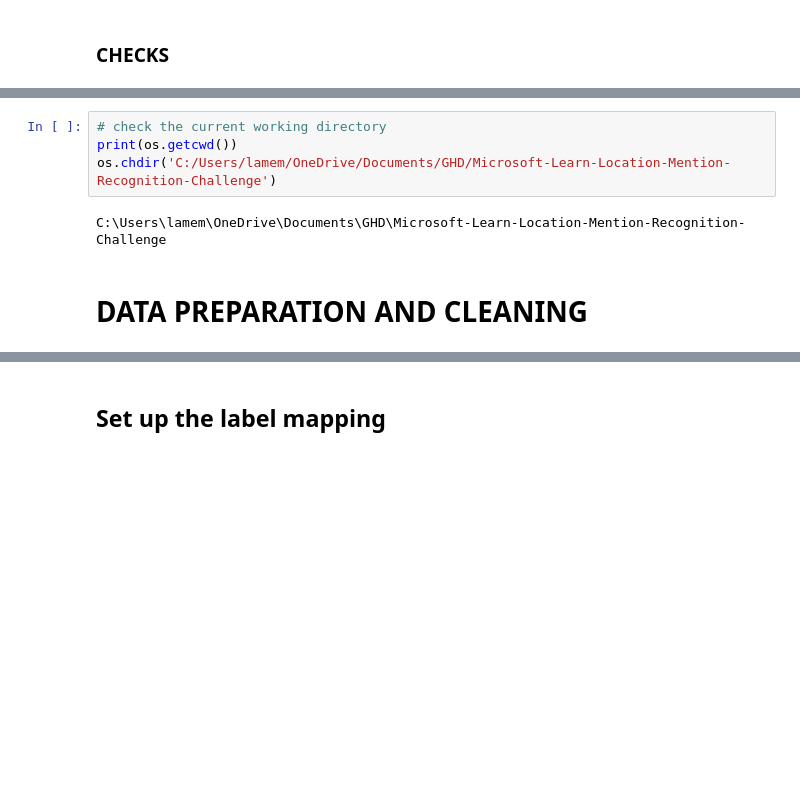
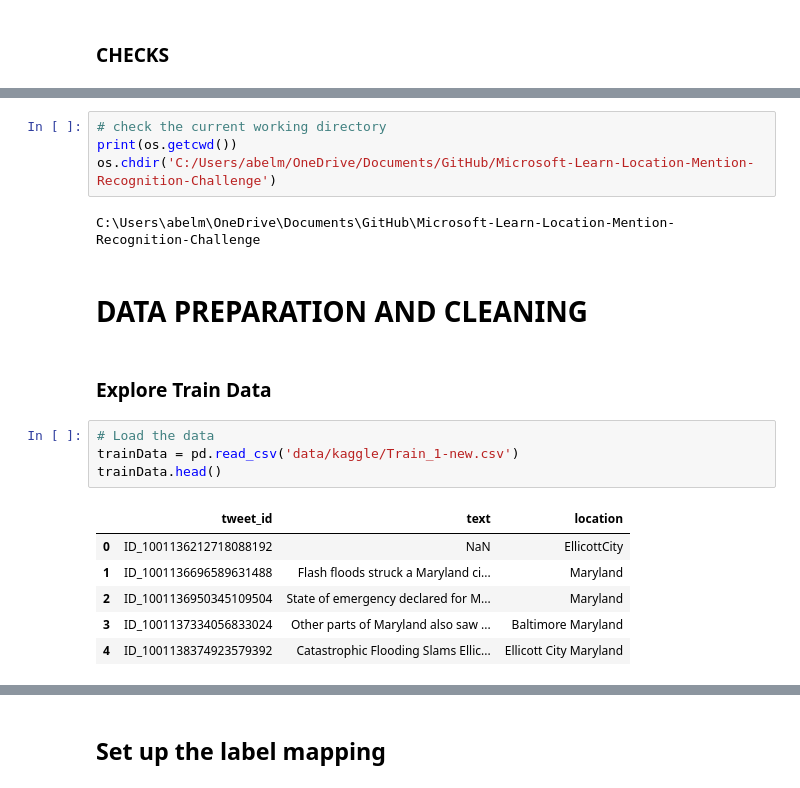
Before and after one commit to Abel-Moremi/Microsoft-Learn-Location-Mention-Recognition-Challenge, a Jupyter notebook: Fine-tune CrisisTransformers for Location Mention Recognition.ipynb, the cells around one changed output, grey strips where cells are left out. Saved outputs shown, nothing was run; the diff lists cells and outputs as text; blank space fills up the shorter version.

```diff
--- a/Fine-tune CrisisTransformers for Location Mention Recognition.ipynb
+++ b/Fine-tune CrisisTransformers for Location Mention Recognition.ipynb
@@ -48,8 +49,21 @@ None
 # %%
 # check the current working directory
 print(os.getcwd())
-os.chdir('C:/Users/lamem/OneDrive/Documents/GHD/Microsoft-Learn-Location-Mention-Recognition-Challenge')
+os.chdir('C:/Users/abelm/OneDrive/Documents/GitHub/Microsoft-Learn-Location-Mention-Recognition-Challenge')
 # %% [output]
-C:\Users\lamem\OneDrive\Documents\GHD\Microsoft-Learn-Location-Mention-Recognition-Challenge
+C:\Users\abelm\OneDrive\Documents\GitHub\Microsoft-Learn-Location-Mention-Recognition-Challenge
 # %% [markdown]
 # DATA PREPARATION AND CLEANING
+# %% [markdown]
+### Explore Train Data
+# %%
+# Load the data
+trainData = pd.read_csv('data/kaggle/Train_1-new.csv')
+trainData.head()
+# %% [output]
+|  | tweet_id | text | location |
+| 0 | ID_1001136212718088192 | NaN | EllicottCity |
+| 1 | ID_1001136696589631488 | Flash floods struck a Maryland ci... | Maryland |
+| 2 | ID_1001136950345109504 | State of emergency declared for M... | Maryland |
+| 3 | ID_1001137334056833024 | Other parts of Maryland also saw ... | Baltimore Maryland |
+| 4 | ID_1001138374923579392 | Catastrophic Flooding Slams Ellic... | Ellicott City Maryland |
```
Also changed, not shown: parts of 19 cells of this notebook, 4 other files.
